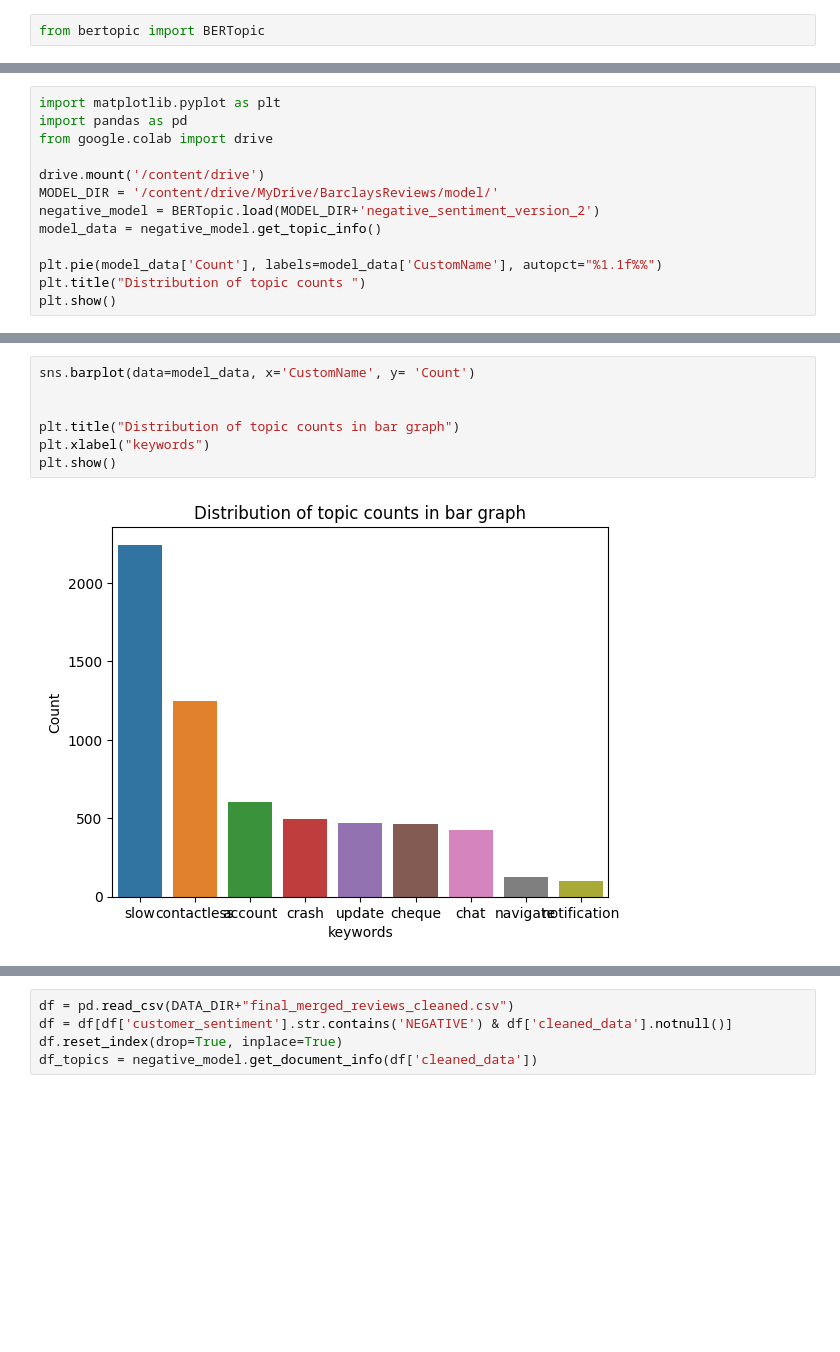
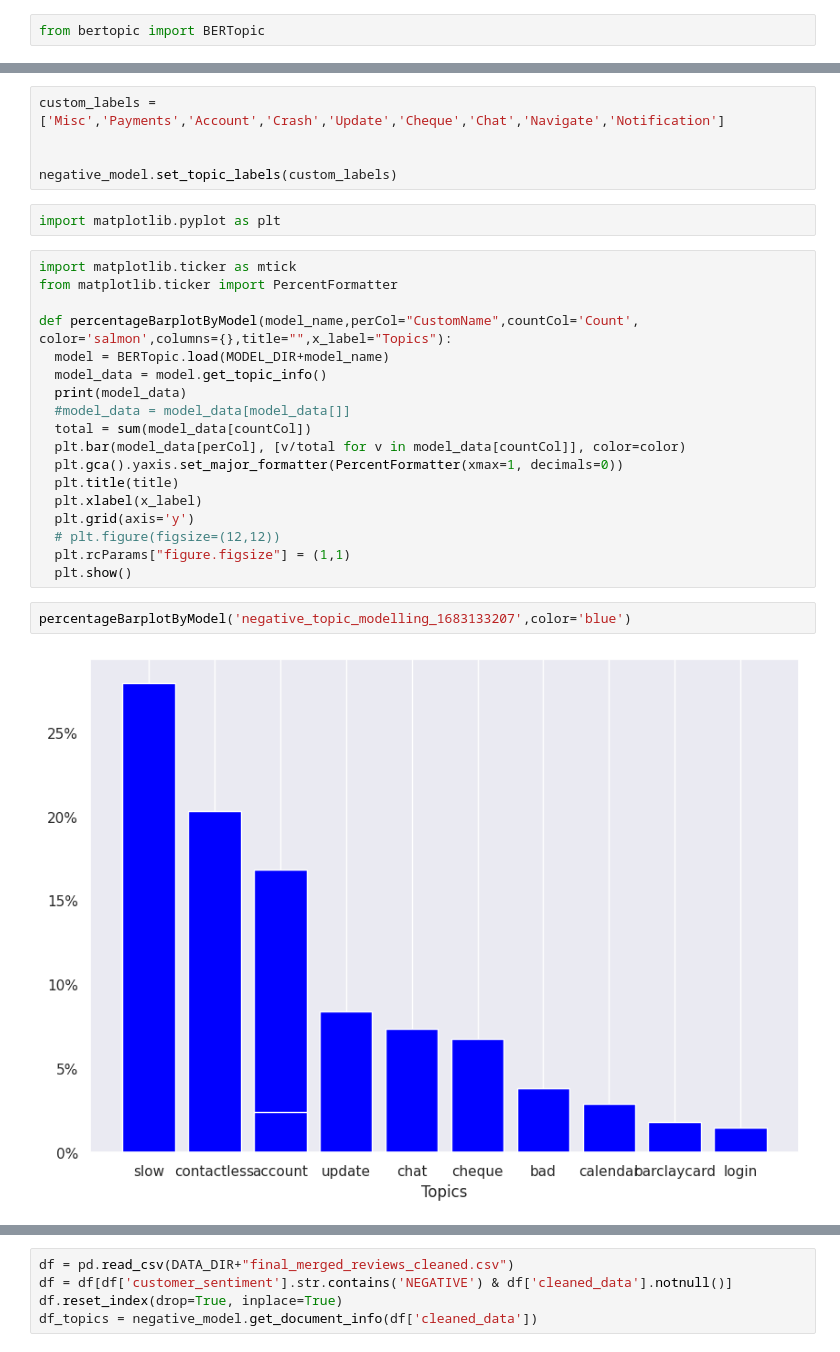
Before and after one commit to piygot5/Customer-Insights-Pack-POC, a Jupyter notebook: topic_modelling_BERT.ipynb, the cells around one changed output, grey strips where cells are left out. Drawn from its saved outputs; the diff is of its cells as text; blank space fills up the shorter version.

```diff
--- a/topic_modelling_BERT.ipynb
+++ b/topic_modelling_BERT.ipynb
@@ -215,13 +489,0 @@ negative_model.get_topic_info()
-# %%
-import matplotlib.pyplot as plt
-import pandas as pd
-from google.colab import drive
-
-drive.mount('/content/drive')
-MODEL_DIR = '/content/drive/MyDrive/BarclaysReviews/model/'
-negative_model = BERTopic.load(MODEL_DIR+'negative_sentiment_version_2')
-model_data = negative_model.get_topic_info()
-
-plt.pie(model_data['Count'], labels=model_data['CustomName'], autopct="%1.1f%%")
-plt.title("Distribution of topic counts ")
-plt.show()
@@ -231,9 +490,29 @@ Drive already mounted at /content/drive; to attempt to forcibly remount, call dr
-# %%
-sns.barplot(data=model_data, x='CustomName', y= 'Count')
-
-
-plt.title("Distribution of topic counts in bar graph")
-plt.xlabel("keywords")
-plt.show()
-# %% [output]
-[figure, removed]
+# %%
+custom_labels = ['Misc','Payments','Account','Crash','Update','Cheque','Chat','Navigate','Notification']
+
+
+negative_model.set_topic_labels(custom_labels)
+# %%
+import matplotlib.pyplot as plt
+# %%
+import matplotlib.ticker as mtick
+from matplotlib.ticker import PercentFormatter
+
+def percentageBarplotByModel(model_name,perCol="CustomName",countCol='Count', color='salmon',columns={},title="",x_label="Topics"):
+  model = BERTopic.load(MODEL_DIR+model_name)
+  model_data = model.get_topic_info()
+  print(model_data)
+  #model_data = model_data[model_data[]]
+  total = sum(model_data[countCol])
+  plt.bar(model_data[perCol], [v/total for v in model_data[countCol]], color=color)
+  plt.gca().yaxis.set_major_formatter(PercentFormatter(xmax=1, decimals=0))
+  plt.title(title)
+  plt.xlabel(x_label)
+  plt.grid(axis='y')
+  # plt.figure(figsize=(12,12))
+  plt.rcParams["figure.figsize"] = (1,1)
+  plt.show()
+# %%
+percentageBarplotByModel('negative_topic_modelling_1683133207',color='blue')
+# %% [output]
+[figure, added]
```
Also changed, not shown: parts of 59 cells of this notebook, 4 other files.
